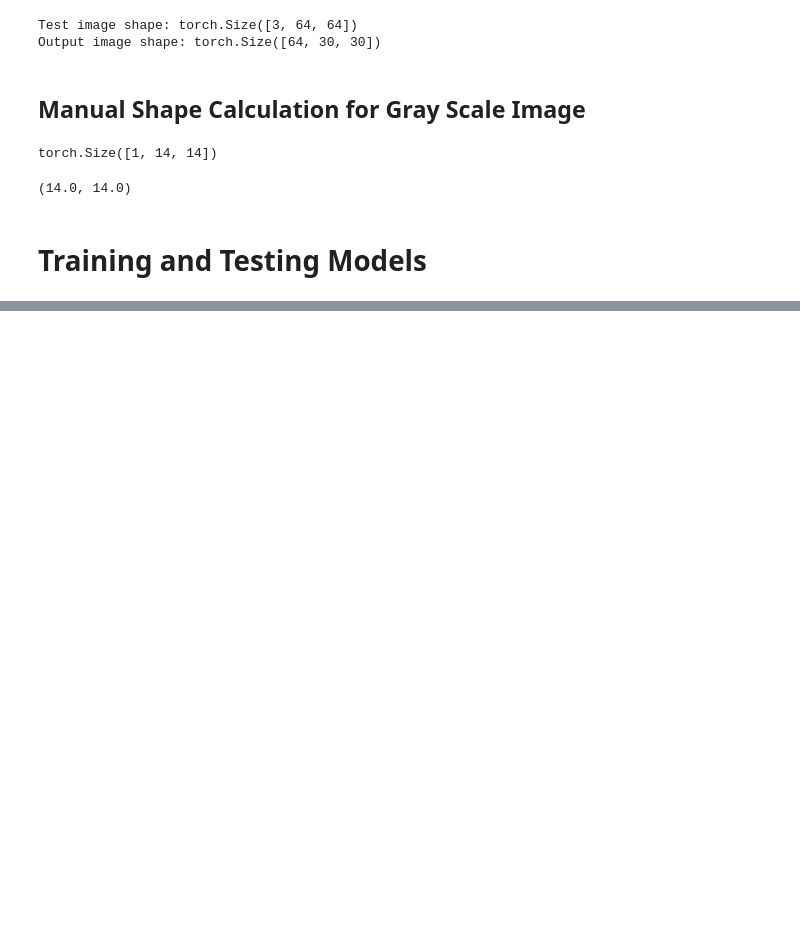
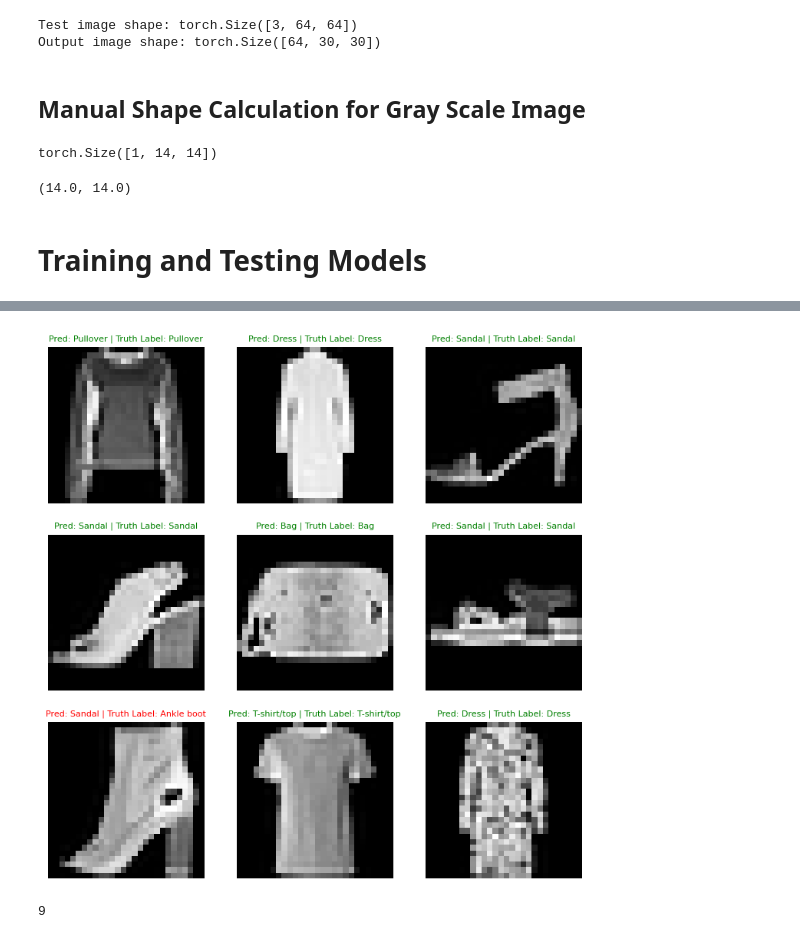
Before and after one commit to Tinonturja/PyTorch-Basics-with-Computer-Vision, a Jupyter notebook: Computer Vison.ipynb, the cells around one changed output, grey strips where cells are left out. Saved outputs shown, nothing was run; the diff lists cells and outputs as text; code cells hidden in the pictures; blank space fills up the shorter version.

```diff
--- a/Computer Vison.ipynb
+++ b/Computer Vison.ipynb
@@ -1004,0 +975,5 @@ Train time on mps: 60.35410395899089 seconds
+# %%
+# Make Predictions
+
+pred_probs = make_predictions(model = model_02,
+                              data = test_samples)
@@ -1004,0 +1021,33 @@ Train time on mps: 60.35410395899089 seconds
+# %%
+# prediction
+plt.figure(figsize = (9,9))
+nrows = 3
+ncols = 3
+
+for idx,sample in enumerate(test_samples):
+
+    # create subplot
+    plt.subplot(nrows,ncols,idx+1)
+
+    # Plot the sample image
+    plt.imshow(sample.squeeze(),cmap = "gray")
+
+    # Find the prediction
+    pred_label = class_names[pred_classes[idx]]
+
+    # Get the actual label
+    truth_label = class_names[test_labels[idx]]
+
+    title_text = f"Pred: {pred_label} | Truth Label: {truth_label}"
+
+    if pred_label == truth_label:
+        plt.title(title_text,fontsize = 8,c='g')
+    else:
+        plt.title(title_text,fontsize = 8,c='r')
+    plt.axis(False)
+# %% [output]
+[figure, added]
+# %%
+len(test_samples)
+# %% [output]
+9
```
Also changed, not shown: parts of 49 cells of this notebook, 2 other files.
